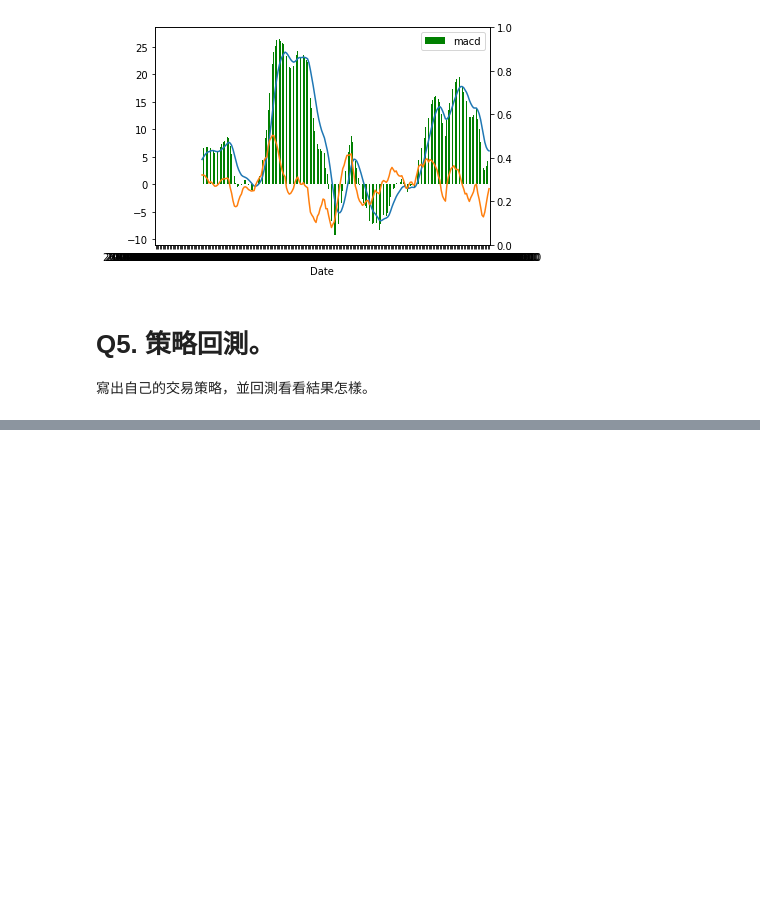
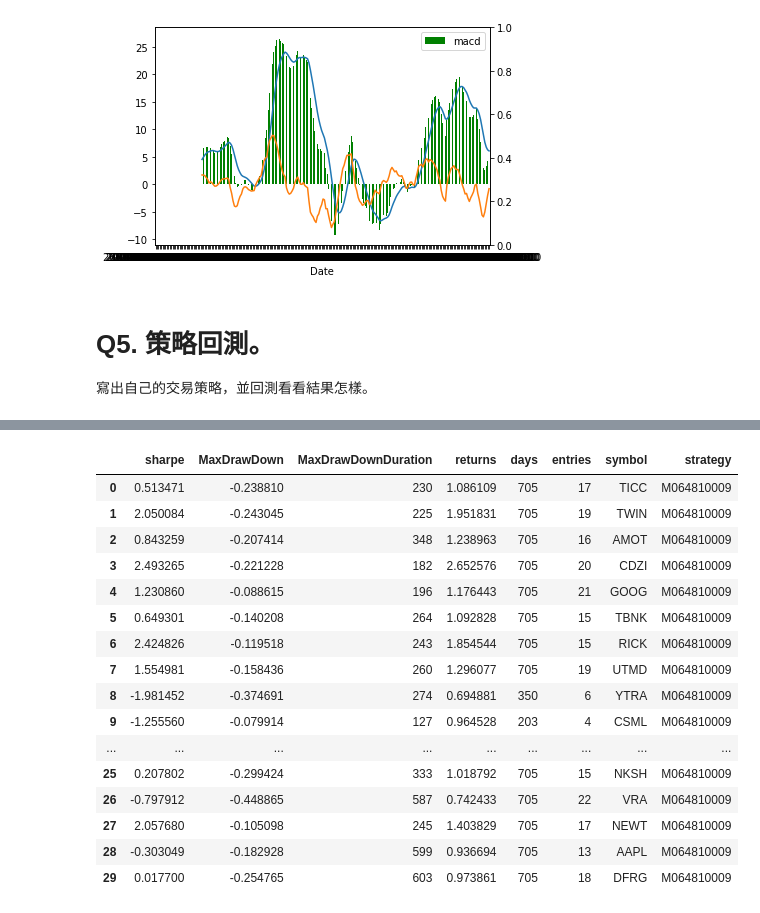
Before and after one commit to chinyinghung/20171026, a Jupyter notebook: mid/mid.ipynb, the cells around one changed output, grey strips where cells are left out. Cells and saved outputs as stored; diff of their text form; code cells hidden in the pictures; blank space fills up the shorter version.

```diff
--- a/mid/mid.ipynb
+++ b/mid/mid.ipynb
@@ -197,0 +325,23 @@ P1.plot(P1.get_xticks(),df[['macdsignal', 'macdhist']])
+# %%
+# 計算各支股票的回測結果
+results = []
+
+#strategies = [Breakout_strategy, RSI_7030_strategy, BBands_strategy, 學號_strategy]
+strategies = [Breakout_strategy, RSI_7030_strategy, BBands_strategy,M064810009]
+
+for symbol in data:
+    for strategy in strategies:
+        try:
+            apply_strategy(strategy, data[symbol])
+            if np.all(data[symbol]['signals']==0):
+                print("Symbol:", symbol, "使用", strategy.__name__, "策略沒有出現買賣訊號。")
+                continue
+            SharpeRatio, maxdd, maxddd, finalRet = indicators(data[symbol])
+            days = (data[symbol].index[-1] - data[symbol].index[0]).days
+            results.append((SharpeRatio, maxdd, maxddd, finalRet, days,
+                            data[symbol][data[symbol]['signals'] > 0]['signals'].sum(), symbol, strategy.__name__))
+        except Exception as e:
+            print("Error occurs at symbol:", symbol, "Strategy:", strategy.__name__, "==>", e.args)
+# %%
+results_df = pd.DataFrame(results, columns=['sharpe','MaxDrawDown','MaxDrawDownDuration','returns',
+                                            'days', 'entries','symbol','strategy'])
@@ -197,0 +375,39 @@ P1.plot(P1.get_xticks(),df[['macdsignal', 'macdhist']])
+# %%
+# 只看MACD
+results = []
+
+#strategies = [Breakout_strategy, RSI_7030_strategy, BBands_strategy, 學號_strategy]
+strategies = [M064810009]
+
+for symbol in data:
+    for strategy in strategies:
+        try:
+            apply_strategy(strategy, data[symbol])
+            if np.all(data[symbol]['signals']==0):
+                print("Symbol:", symbol, "使用", strategy.__name__, "策略沒有出現買賣訊號。")
+                continue
+            SharpeRatio, maxdd, maxddd, finalRet = indicators(data[symbol])
+            days = (data[symbol].index[-1] - data[symbol].index[0]).days
+            results.append((SharpeRatio, maxdd, maxddd, finalRet, days,
+                            data[symbol][data[symbol]['signals'] > 0]['signals'].sum(), symbol, strategy.__name__))
+        except Exception as e:
+            print("Error occurs at symbol:", symbol, "Strategy:", strategy.__name__, "==>", e.args)
+results_df
+# %% [output]
+|  | sharpe | MaxDrawDown | MaxDrawDownDuration | returns | days | entries | symbol | strategy |
+| 0 | 0.513471 | -0.238810 | 230 | 1.086109 | 705 | 17 | TICC | M064810009 |
+| 1 | 2.050084 | -0.243045 | 225 | 1.951831 | 705 | 19 | TWIN | M064810009 |
+| 2 | 0.843259 | -0.207414 | 348 | 1.238963 | 705 | 16 | AMOT | M064810009 |
+| 3 | 2.493265 | -0.221228 | 182 | 2.652576 | 705 | 20 | CDZI | M064810009 |
+| 4 | 1.230860 | -0.088615 | 196 | 1.176443 | 705 | 21 | GOOG | M064810009 |
+| 5 | 0.649301 | -0.140208 | 264 | 1.092828 | 705 | 15 | TBNK | M064810009 |
+| 6 | 2.424826 | -0.119518 | 243 | 1.854544 | 705 | 15 | RICK | M064810009 |
+| 7 | 1.554981 | -0.158436 | 260 | 1.296077 | 705 | 19 | UTMD | M064810009 |
+| 8 | -1.981452 | -0.374691 | 274 | 0.694881 | 350 | 6 | YTRA | M064810009 |
+| 9 | -1.255560 | -0.079914 | 127 | 0.964528 | 203 | 4 | CSML | M064810009 |
+| ... | ... | ... | ... | ... | ... | ... | ... | ... |
+| 25 | 0.207802 | -0.299424 | 333 | 1.018792 | 705 | 15 | NKSH | M064810009 |
+| 26 | -0.797912 | -0.448865 | 587 | 0.742433 | 705 | 22 | VRA | M064810009 |
+| 27 | 2.057680 | -0.105098 | 245 | 1.403829 | 705 | 17 | NEWT | M064810009 |
+| 28 | -0.303049 | -0.182928 | 599 | 0.936694 | 705 | 13 | AAPL | M064810009 |
+| 29 | 0.017700 | -0.254765 | 603 | 0.973861 | 705 | 18 | DFRG | M064810009 |
```
Also changed, not shown: parts of 11 cells of this notebook.
